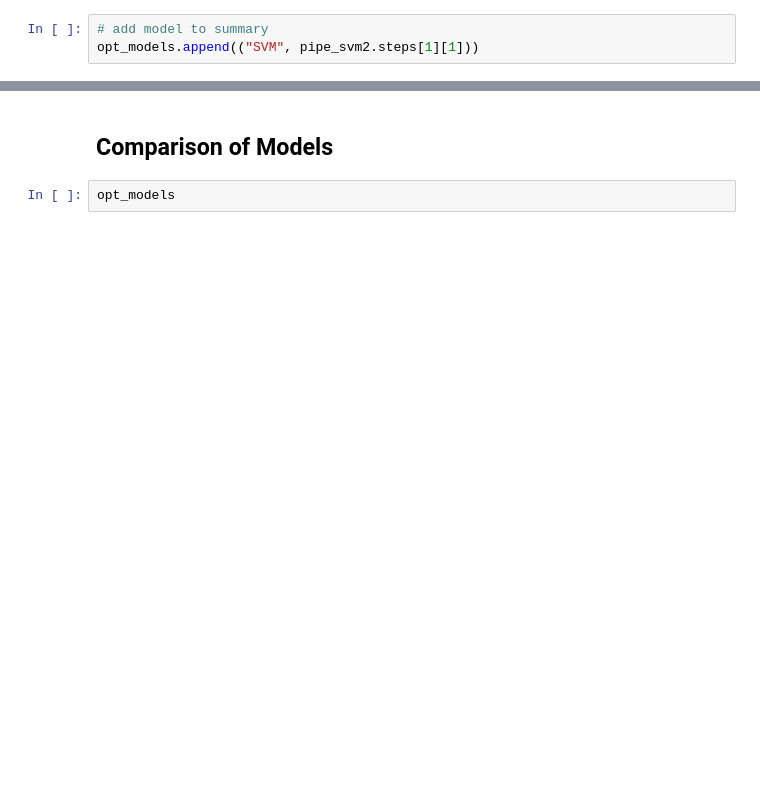
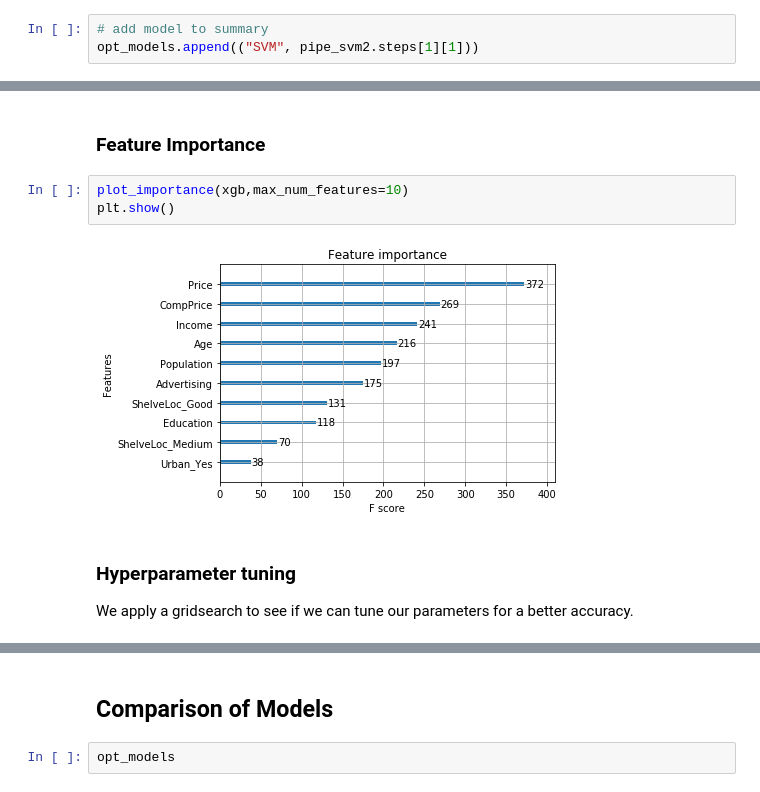
Before and after one commit to Julia-Hammerer/AppliedStatistics, a Jupyter notebook: notebooks/Car_Classification.ipynb, the cells around one changed output, grey strips where cells are left out. Cells and saved outputs as stored; diff of their text form; blank space fills up the shorter version.

```diff
--- a/notebooks/Car_Classification.ipynb
+++ b/notebooks/Car_Classification.ipynb
@@ -266,0 +506,10 @@ opt_models.append(("SVM", pipe_svm2.steps[1][1]))
+# %% [markdown]
+### Feature Importance
+# %%
+plot_importance(xgb,max_num_features=10)
+plt.show()
+# %% [output]
+[figure, added]
+# %% [markdown]
+### Hyperparameter tuning
+We apply a gridsearch to see if we can tune our parameters for a better accuracy.
```
Also changed, not shown: parts of 50 cells of this notebook, 17 other files.
